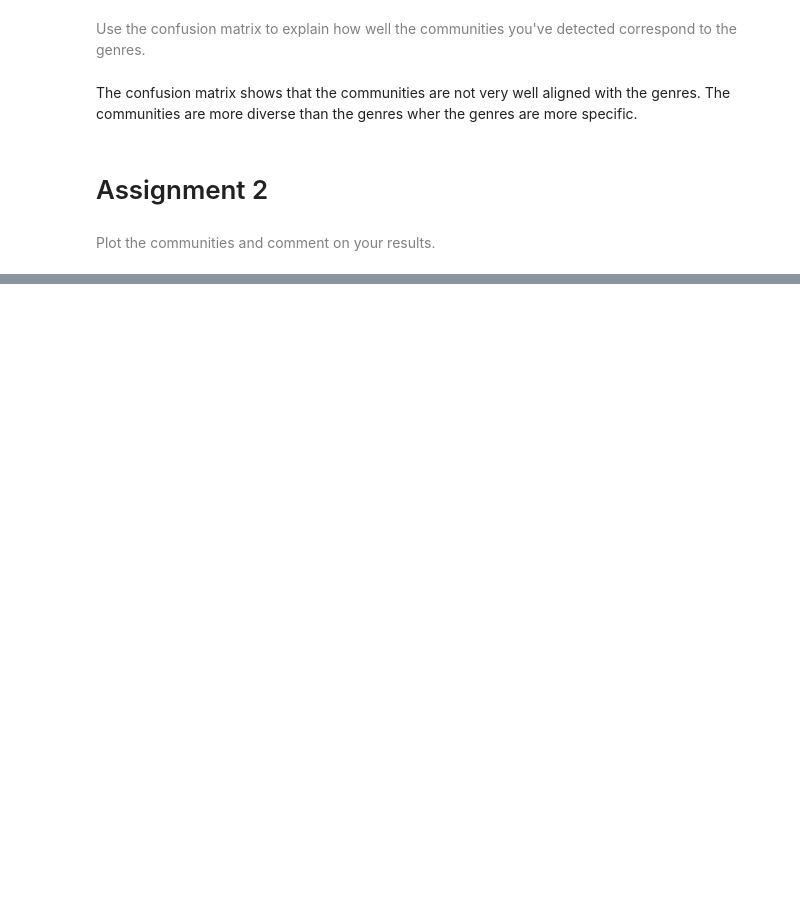
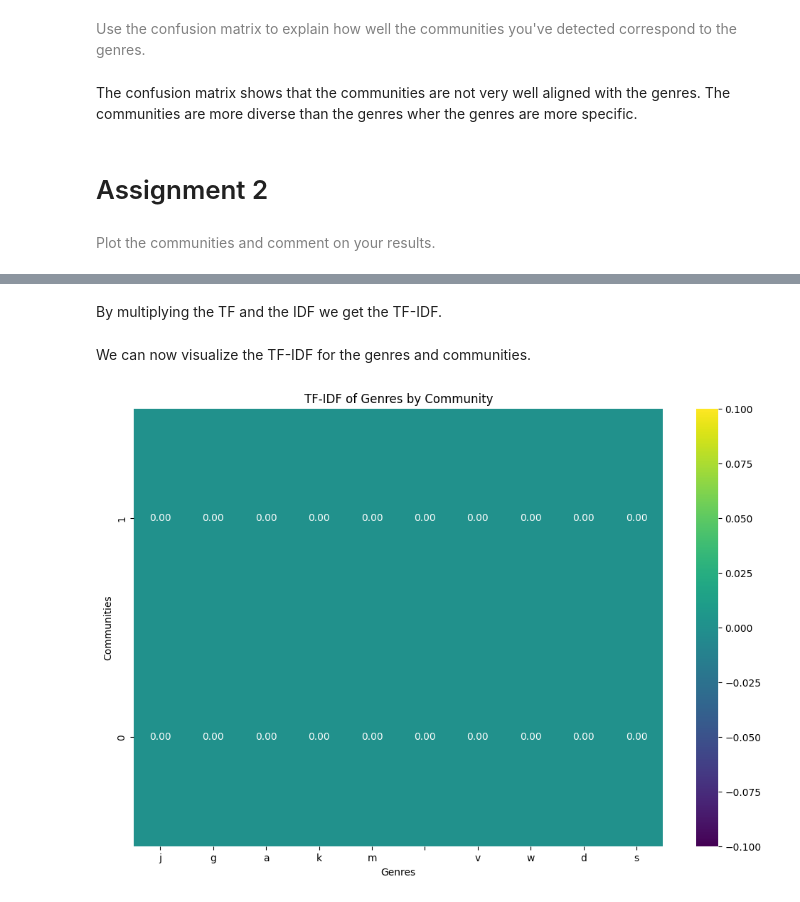
Before and after one commit to AleksandarLukic96/02805_Social_Graphs_and_Interactions, a Jupyter notebook: Exercise_solutions/Week_7.ipynb, the cells around one changed output, grey strips where cells are left out. Drawn from its saved outputs; the diff is of its cells as text; code cells hidden in the pictures; blank space fills up the shorter version.

```diff
--- a/Exercise_solutions/Week_7.ipynb
+++ b/Exercise_solutions/Week_7.ipynb
@@ -326,0 +389,8 @@ plt.show()
+# %%
+# Create a DataFrame to store term frequencies
+tf_df = pd.DataFrame(0, index=all_communities, columns=all_genres)
+
+# Populate TF DataFrame with counts
+for community_id, genre_list in community_genres.items():
+    for genre in genre_list:
+        tf_df.loc[community_id, genre] += 1
@@ -326,0 +407,36 @@ plt.show()
+# %%
+# Number of communities
+N = len(all_communities)
+
+# Calculate document frequency (df) for each genre
+df = (tf_df > 0).sum(axis=0)
+
+# Calculate IDF for each genre
+idf = np.log(N / (df + 1))  # +1 to avoid division by zero if a genre appears in all communities
+
+# Convert IDF to a DataFrame for visualization if needed
+idf_df = pd.DataFrame(idf, index=all_genres, columns=['IDF'])
+# %% [markdown]
+By multiplying the TF and the IDF we get the TF-IDF.
+# %%
+# Calculate TF-IDF by multiplying TF with IDF
+tf_idf_df = tf_df.multiply(idf, axis=1)
+# %% [markdown]
+We can now visualize the TF-IDF for the genres and communities.
+# %%
+# Select top 10 communities and genres for visualization, or adjust as desired
+top_communities = tf_idf_df.sum(axis=1).nlargest(10).index
+top_genres = tf_idf_df.sum(axis=0).nlargest(10).index
+
+# Subset the TF-IDF DataFrame for visualization
+tf_idf_subset = tf_idf_df.loc[top_communities, top_genres]
+
+# Plot the TF-IDF heatmap
+plt.figure(figsize=(12, 8))
+sns.heatmap(tf_idf_subset, annot=True, cmap='viridis', fmt=".2f")
+plt.title("TF-IDF of Genres by Community")
+plt.xlabel("Genres")
+plt.ylabel("Communities")
+plt.show()
+# %% [output]
+[figure, added]
```
Also changed, not shown: parts of 36 cells of this notebook, 1 other file.
